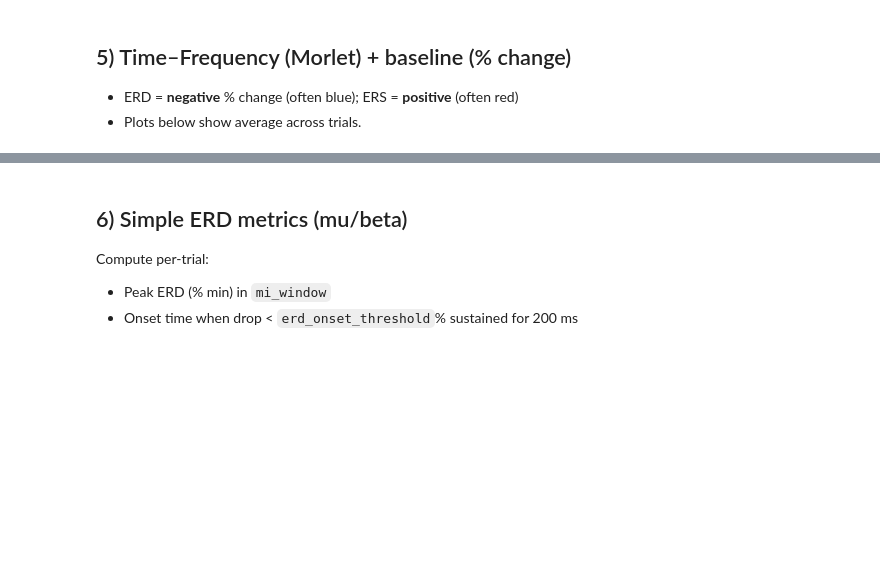
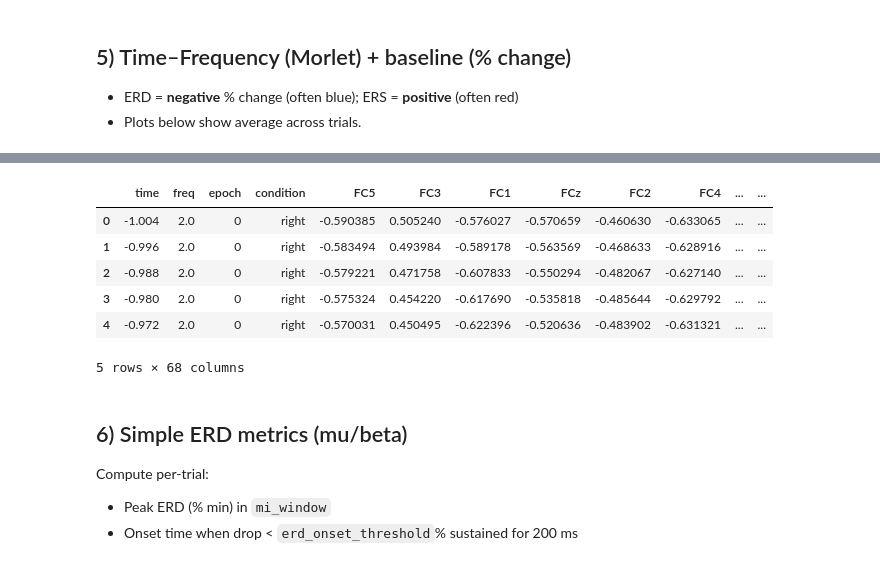
Before and after one commit to FishBallMEOW/MSc-Project_Investigating-the-Temporal-Dynamics-of-EEG-Signals-in-Sequential-Sensorimotor-Action, a Jupyter notebook: OOP_ver/eeg_process_pipeline.ipynb, the cells around one changed output, grey strips where cells are left out. Saved outputs shown, nothing was run; the diff lists cells and outputs as text; code cells hidden in the pictures; blank space fills up the shorter version.

```diff
--- a/OOP_ver/eeg_process_pipeline.ipynb
+++ b/OOP_ver/eeg_process_pipeline.ipynb
@@ -249,3 +317,14 @@ plt.show()
+# %%
+df = tfr.to_data_frame(time_format=None)
+df.head()
+# %% [output]
+|  | time | freq | epoch | condition | FC5 | FC3 | FC1 | FCz | FC2 | FC4 | ... | ... |
+| 0 | -1.004 | 2.0 | 0 | right | -0.590385 | 0.505240 | -0.576027 | -0.570659 | -0.460630 | -0.633065 | ... | ... |
+| 1 | -0.996 | 2.0 | 0 | right | -0.583494 | 0.493984 | -0.589178 | -0.563569 | -0.468633 | -0.628916 | ... | ... |
+| 2 | -0.988 | 2.0 | 0 | right | -0.579221 | 0.471758 | -0.607833 | -0.550294 | -0.482067 | -0.627140 | ... | ... |
+| 3 | -0.980 | 2.0 | 0 | right | -0.575324 | 0.454220 | -0.617690 | -0.535818 | -0.485644 | -0.629792 | ... | ... |
+| 4 | -0.972 | 2.0 | 0 | right | -0.570031 | 0.450495 | -0.622396 | -0.520636 | -0.483902 | -0.631321 | ... | ... |
+5 rows × 68 columns
 # %% [markdown]
 
 ## 6) Simple ERD metrics (mu/beta)
```
Also changed, not shown: parts of 10 cells of this notebook.
